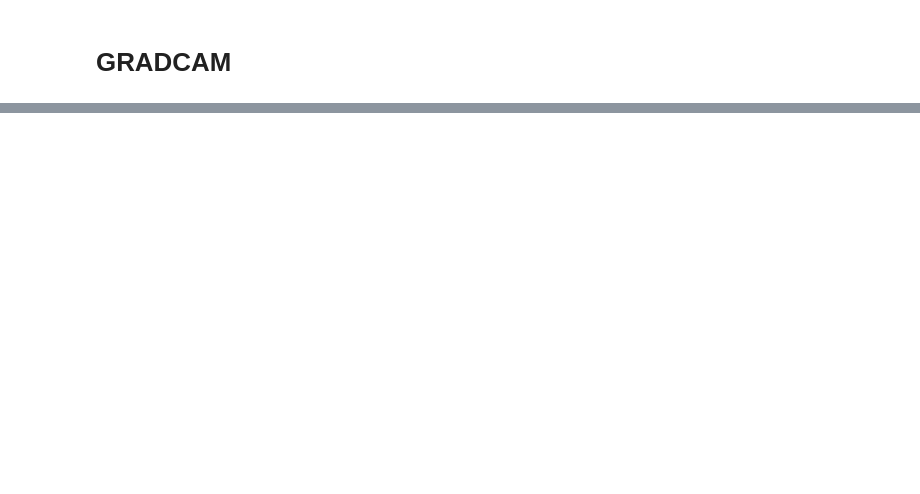
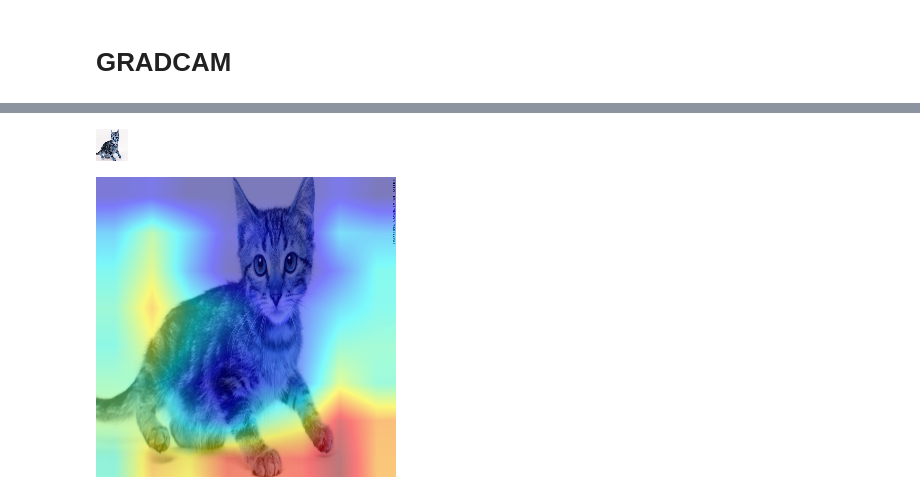
Before and after one commit to SowmyaAnilkumar/learning, a Jupyter notebook: EIP/week4-Assignment4/Assignment_4b.ipynb, the cells around one changed output, grey strips where cells are left out. Drawn from its saved outputs; the diff is of its cells as text; code cells hidden in the pictures; blank space fills up the shorter version.

```diff
--- a/EIP/week4-Assignment4/Assignment_4b.ipynb
+++ b/EIP/week4-Assignment4/Assignment_4b.ipynb
@@ -375,6 +379,14 @@ def get_random_eraser(p=0.5, s_l=0.02, s_h=0.4, r_1=0.3, r_2=1/0.3, v_l=0, v_h=2
         return input_img
 
     return eraser
+# %%
+lr_scheduler = LearningRateScheduler(lr_schedule)
+lr_reducer = ReduceLROnPlateau(factor=np.sqrt(0.1),
+                               cooldown=0,
+                               patience=5,
+                               min_lr=0.5e-6)
+
+callbacks = [lr_reducer, lr_scheduler]
 # %%
 # Run training, with or without data augmentation.
 if not data_augmentation:
@@ -475,6 +491,6 @@ model.save("./bestmodel.h5")
 # %%
 from keras.models import load_model
-model1 = load_model("./bestmodel.h5")
+model1 = load_model("./bestmodelassignment4.h5")
 # %% [markdown]
 # GRADCAM
 # %%
@@ -486,7 +502,7 @@ from keras.applications.vgg16 import preprocess_input
 import numpy as np
 
 def gradcam_cal(inputImage,layer,inputmodel):
-  layer = "conv2d_51"
+  layer = "conv2d_31"
   inputImage = io.imread(inputImage)
   converted = cv2.resize(inputImage, dsize=(32, 32), interpolation=cv2.INTER_CUBIC)
   x = image.img_to_array(converted)
@@ -576,3 +567,6 @@ cv2_imshow(is9)
 # %%
-cv2_imshow(im10)
-cv2_imshow(is10)
+cv2_imshow(im2)
+cv2_imshow(is2)
+# %% [output]
+[figure, added]
+[figure, added]
```
Also changed, not shown: parts of 25 cells of this notebook.
